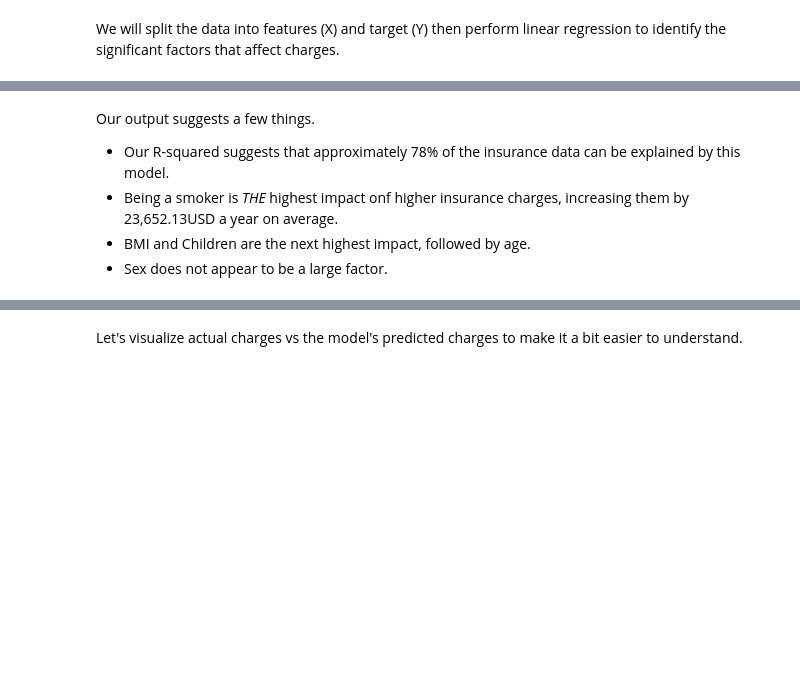
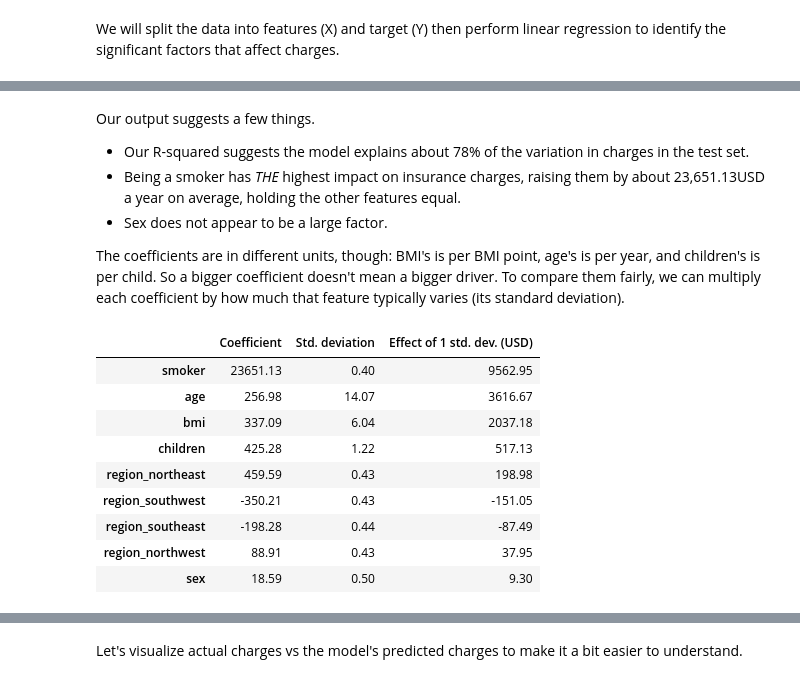
Before and after one commit to Dareknotderek/Portfolio_Projects, a Jupyter notebook: Portfolio_US_Medical_Insurance_Costs/Portfolio Project - US Medical Insurance.ipynb, the cells around one changed output, grey strips where cells are left out. Cells and saved outputs as stored; diff of their text form; code cells hidden in the pictures; blank space fills up the shorter version.

```diff
--- a/Portfolio_US_Medical_Insurance_Costs/Portfolio Project - US Medical Insurance.ipynb
+++ b/Portfolio_US_Medical_Insurance_Costs/Portfolio Project - US Medical Insurance.ipynb
@@ -218,7 +208,28 @@ mae, r2, coefficients
 # %% [markdown]
 Our output suggests a few things.
 
-- Our R-squared suggests that approximately 78% of the insurance data can be explained by this model.
-- Being a smoker is _THE_ highest impact onf higher insurance charges, increasing them by 23,652.13USD a year on average.
-- BMI and Children are the next highest impact, followed by age.
+- Our R-squared suggests the model explains about 78% of the variation in charges in the test set.
+- Being a smoker has _THE_ highest impact on insurance charges, raising them by about 23,651.13USD a year on average, holding the other features equal.
 - Sex does not appear to be a large factor.
+
+The coefficients are in different units, though: BMI's is per BMI point, age's is per year, and children's is per child. So a bigger coefficient doesn't mean a bigger driver. To compare them fairly, we can multiply each coefficient by how much that feature typically varies (its standard deviation).
+# %%
+# Effect of a typical (one standard deviation) change in each feature,
+# so that features measured in different units can be compared
+effect_per_sd = pd.DataFrame({
+    'Coefficient': model.coef_,
+    'Std. deviation': X_train.astype(float).std().values,
+}, index=X.columns)
+effect_per_sd['Effect of 1 std. dev. (USD)'] = effect_per_sd['Coefficient'] * effect_per_sd['Std. deviation']
+effect_per_sd.sort_values('Effect of 1 std. dev. (USD)', key=abs, ascending=False).round(2)
+# %% [output]
+|  | Coefficient | Std. deviation | Effect of 1 std. dev. (USD) |
+| smoker | 23651.13 | 0.40 | 9562.95 |
+| age | 256.98 | 14.07 | 3616.67 |
+| bmi | 337.09 | 6.04 | 2037.18 |
+| children | 425.28 | 1.22 | 517.13 |
+| region_northeast | 459.59 | 0.43 | 198.98 |
+| region_southwest | -350.21 | 0.43 | -151.05 |
+| region_southeast | -198.28 | 0.44 | -87.49 |
+| region_northwest | 88.91 | 0.43 | 37.95 |
+| sex | 18.59 | 0.50 | 9.30 |
```
Also changed, not shown: parts of 8 cells of this notebook, 4 other files.
